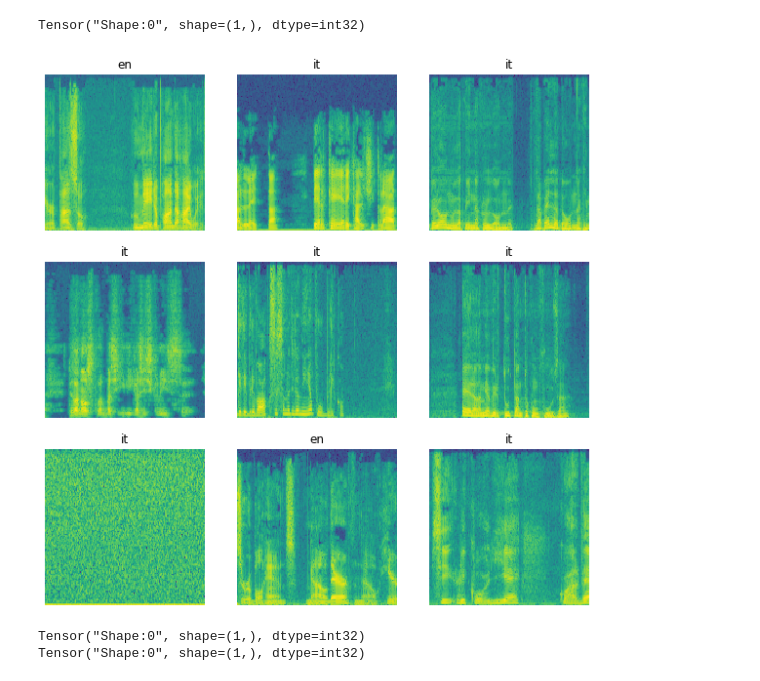
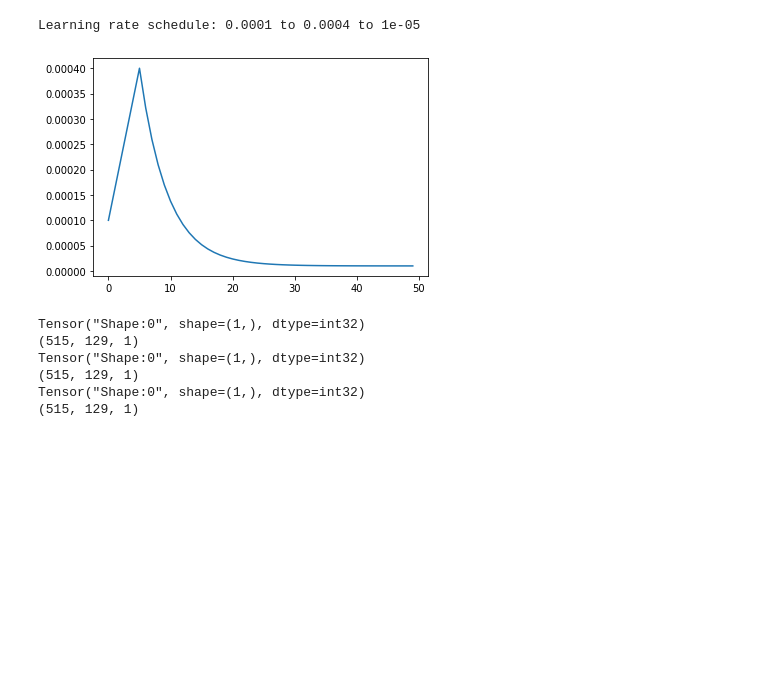
Before and after one commit to lmoles/Audio-Language-Detection, a Jupyter notebook: Processing/DataPipeline2.ipynb, the cells around one changed output. Saved outputs shown, nothing was run; the diff lists cells and outputs as text; code cells hidden in the pictures; blank space fills up the shorter version.

```diff
--- a/Processing/DataPipeline2.ipynb
+++ b/Processing/DataPipeline2.ipynb
@@ -173,25 +171,4 @@ def get_spectrogram_and_label_id(audio, label):
     spectrogram = tf.expand_dims(spectrogram, -1)
     label_id = tf.argmax(label == commands)
     return spectrogram, label_id
-# %%
-spectrogram_ds = waveform_ds.map(
-    get_spectrogram_and_label_id, num_parallel_calls=AUTOTUNE)
-# %% [output]
-Tensor("Shape:0", shape=(1,), dtype=int32)
-# %%
-rows = 3
-cols = 3
-n = rows*cols
-fig, axes = plt.subplots(rows, cols, figsize=(10, 10))
-for i, (spectrogram, label_id) in enumerate(spectrogram_ds.take(n)):
-    r = i // cols
-    c = i % cols
-    ax = axes[r][c]
-    plot_spectrogram(np.squeeze(spectrogram.numpy()), ax)
-    ax.set_title(commands[label_id.numpy()])
-    ax.axis('off')
-
-plt.show()
-# %% [output]
-[figure, removed]
 # %%
@@ -204,7 +196,42 @@ def preprocess_dataset(files):
+# %%
+# Learning rate schedule
+
+EPOCHS = 50
+
+LR_START = 0.00010
+LR_MAX = 0.00005 * strategy.num_replicas_in_sync
+LR_MIN = 0.00001
+LR_RAMPUP_EPOCHS = 5
+LR_SUSTAIN_EPOCHS = 0
+LR_EXP_DECAY = .8
+
+def lrfn(epoch):
+    if epoch < LR_RAMPUP_EPOCHS:
+        lr = (LR_MAX - LR_START) / LR_RAMPUP_EPOCHS * epoch + LR_START
+    elif epoch < LR_RAMPUP_EPOCHS + LR_SUSTAIN_EPOCHS:
+        lr = LR_MAX
+    else:
+        lr = (LR_MAX - LR_MIN) * LR_EXP_DECAY**(epoch - LR_RAMPUP_EPOCHS - LR_SUSTAIN_EPOCHS) + LR_MIN
+    return lr
+
+lr_callback = tf.keras.callbacks.LearningRateScheduler(lrfn, verbose=1)
+
+rng = [i for i in range(EPOCHS)]
+y = [lrfn(x) for x in rng]
+plt.plot(rng, y)
+print("Learning rate schedule: {:.3g} to {:.3g} to {:.3g}".format(y[0], max(y), y[-1]))
+# %% [output]
+Learning rate schedule: 0.0001 to 0.0004 to 1e-05
+[figure, added]
 # %%
-train_ds = spectrogram_ds
+AUTOTUNE = tf.data.AUTOTUNE
+train_ds = preprocess_dataset(train_files)
 val_ds = preprocess_dataset(val_files)
 test_ds = preprocess_dataset(test_files)
 # %% [output]
 Tensor("Shape:0", shape=(1,), dtype=int32)
+(515, 129, 1)
 Tensor("Shape:0", shape=(1,), dtype=int32)
+(515, 129, 1)
+Tensor("Shape:0", shape=(1,), dtype=int32)
+(515, 129, 1)
```
Also changed, not shown: parts of 52 cells of this notebook, 3 other files.
